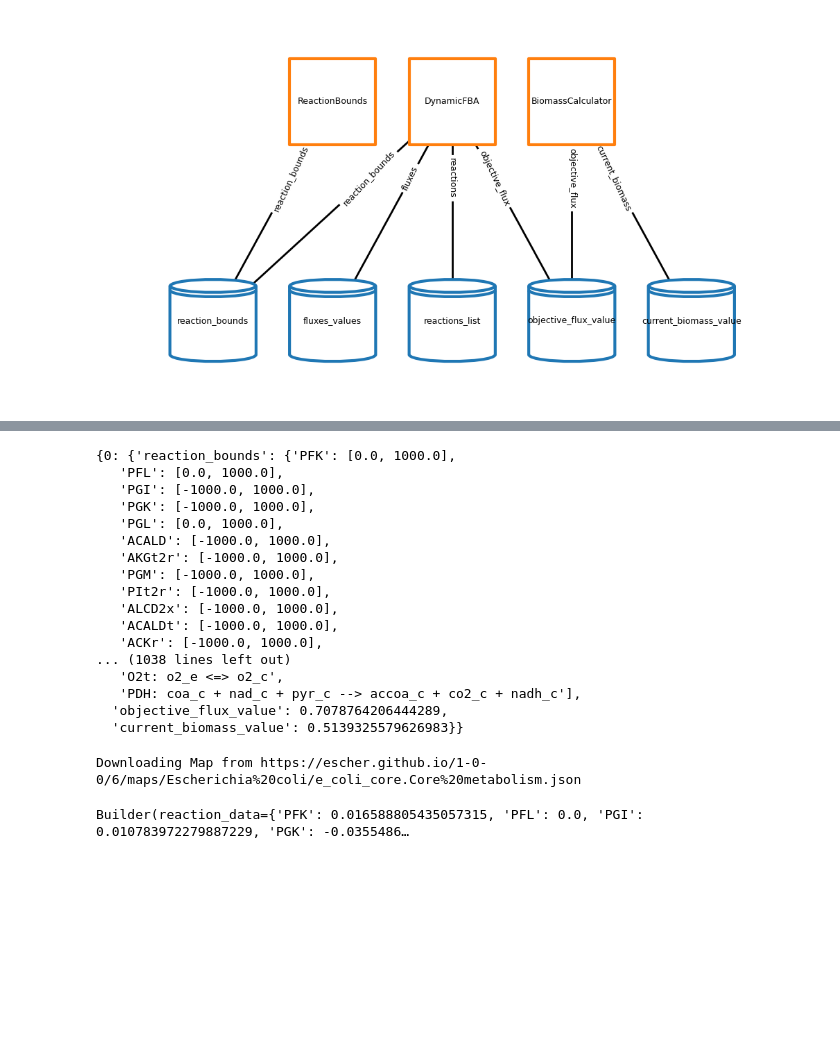
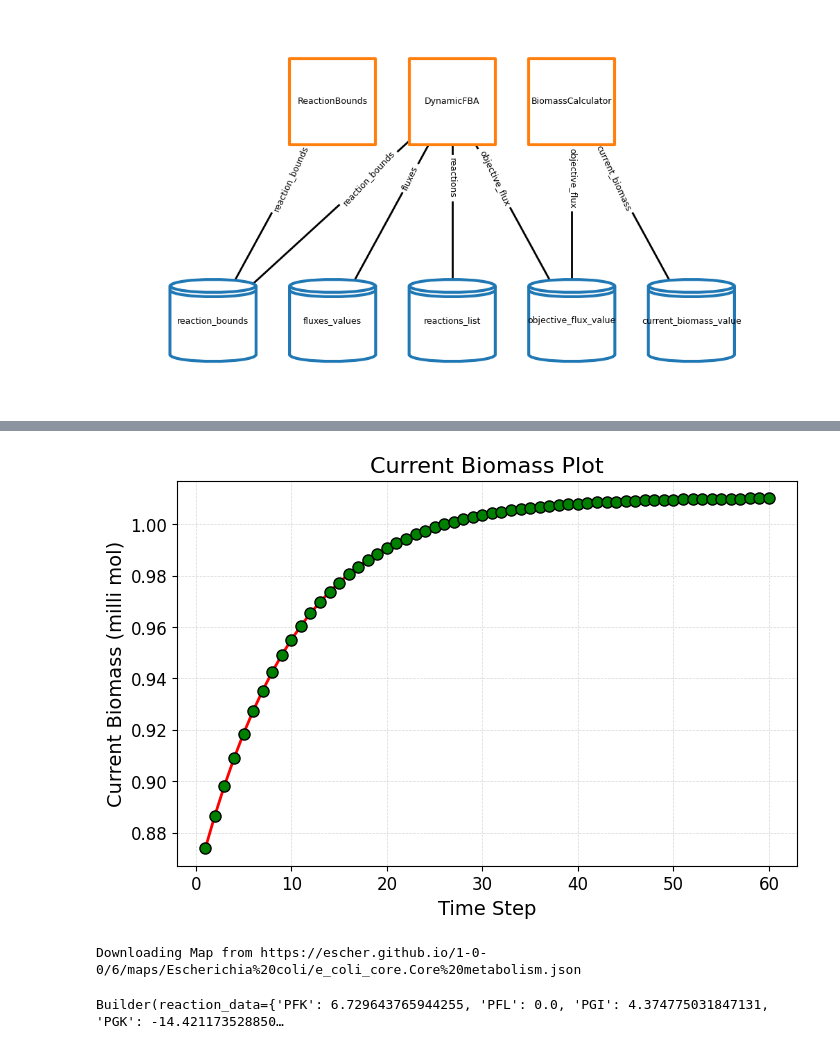
Before and after one commit to vivarium-collective/Microbiome, a Jupyter notebook: Notebooks/dFBA.ipynb, the cells around one changed output, grey strips where cells are left out. Saved outputs shown, nothing was run; the diff lists cells and outputs as text; code cells hidden in the pictures; blank space fills up the shorter version.

Commit message:
Fixed the calculation issue. It now compute the Current Biomass

```diff
--- a/Notebooks/dFBA.ipynb
+++ b/Notebooks/dFBA.ipynb
@@ -63,34 +63,37 @@ plt.show()
-# %%
-data
-# %% [output]
-{0: {'reaction_bounds': {'PFK': [0.0, 1000.0],
-   'PFL': [0.0, 1000.0],
-   'PGI': [-1000.0, 1000.0],
-   'PGK': [-1000.0, 1000.0],
-   'PGL': [0.0, 1000.0],
-   'ACALD': [-1000.0, 1000.0],
-   'AKGt2r': [-1000.0, 1000.0],
-   'PGM': [-1000.0, 1000.0],
-   'PIt2r': [-1000.0, 1000.0],
-   'ALCD2x': [-1000.0, 1000.0],
-   'ACALDt': [-1000.0, 1000.0],
-   'ACKr': [-1000.0, 1000.0],
-... (1038 lines left out)
-   'O2t: o2_e <=> o2_c',
-   'PDH: coa_c + nad_c + pyr_c --> accoa_c + co2_c + nadh_c'],
-  'objective_flux_value': 0.7078764206444289,
-  'current_biomass_value': 0.5139325579626983}}
-# %%
-Time_step_data = []
-Flux_data_list = []
-
-for key, value in data.items():
-    if 'fluxes_values' in value:
-        Time_step_data.append(key)
-        Flux_data_list.append(value['fluxes_values'])
+# %%
+Time_step_data = []
+current_biomass_value_list = []
+
+for key, value in data.items():
+    if 'current_biomass_value' in value:
+        Time_step_data.append(key)
+        current_biomass_value_list.append(value['current_biomass_value'])
+
+# Filter out data points with a time step of 0
+filtered_data = [(t, biomass_val) for t, biomass_val in zip(Time_step_data, current_biomass_value_list) if t != 0]
+filtered_time_step_data, filtered_current_biomass_value_list = zip(*filtered_data)
+
+plt.figure(figsize=(8, 5))  # Set the figure size
+plt.plot(filtered_time_step_data, filtered_current_biomass_value_list, marker='o', linestyle='-', linewidth=2, markersize=8, markerfacecolor='green', markeredgecolor='black', color='red')
+
+# Customize labels and title
+plt.xlabel('Time Step', fontsize=14)
+plt.ylabel('Current Biomass (milli mol)', fontsize=14)
+plt.title('Current Biomass Plot', fontsize=16)
+
+# Customize the grid
+plt.grid(which='both', linestyle='--', linewidth=0.5, alpha=0.5)
+
+# Customize the axis limits and ticks
+plt.xticks(fontsize=12)
+plt.yticks(fontsize=12)
+#plt.savefig('../Plots/current_biomass_value_plot.png', dpi=300)
+plt.show()
+# %% [output]
+[figure, added]
 # %%
 # Set the desired time-step
-requested_time_step = 59
+requested_time_step = 2
 # Get the index of the requested time-step in Time_step_data
 index = Time_step_data.index(requested_time_step)
 
@@ -113,4 +116,4 @@ builder.save_html(f"../Plots/escher_plot__dFBA_time_step_{requested_time_step}.h
 builder
 # %% [output]
 Downloading Map from https://escher.github.io/1-0-0/6/maps/Escherichia%20coli/e_coli_core.Core%20metabolism.json
-Builder(reaction_data={'PFK': 0.016588805435057315, 'PFL': 0.0, 'PGI': 0.010783972279887229, 'PGK': -0.0355486…
+Builder(reaction_data={'PFK': 6.729643765944255, 'PFL': 0.0, 'PGI': 4.374775031847131, 'PGK': -14.421173528850…
```
Also changed, not shown: parts of 4 cells of this notebook, 2 other files.
